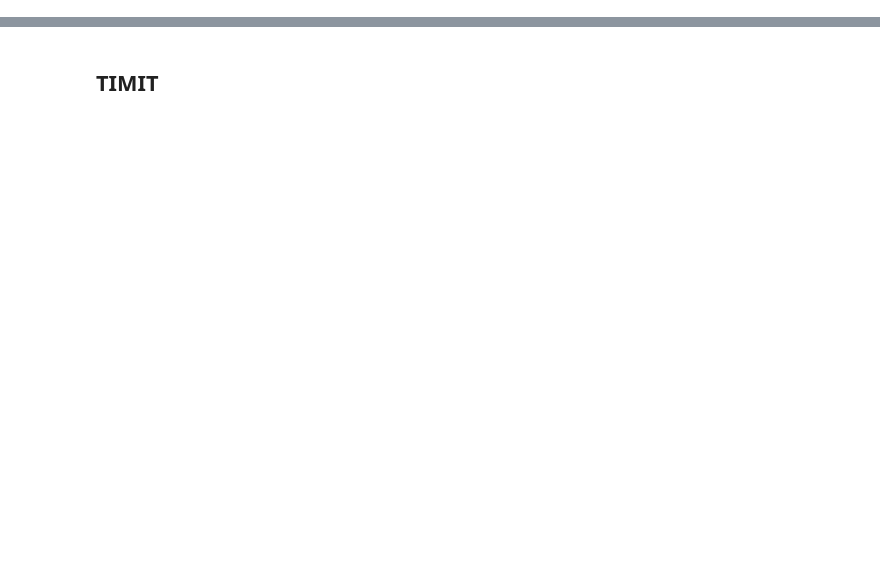
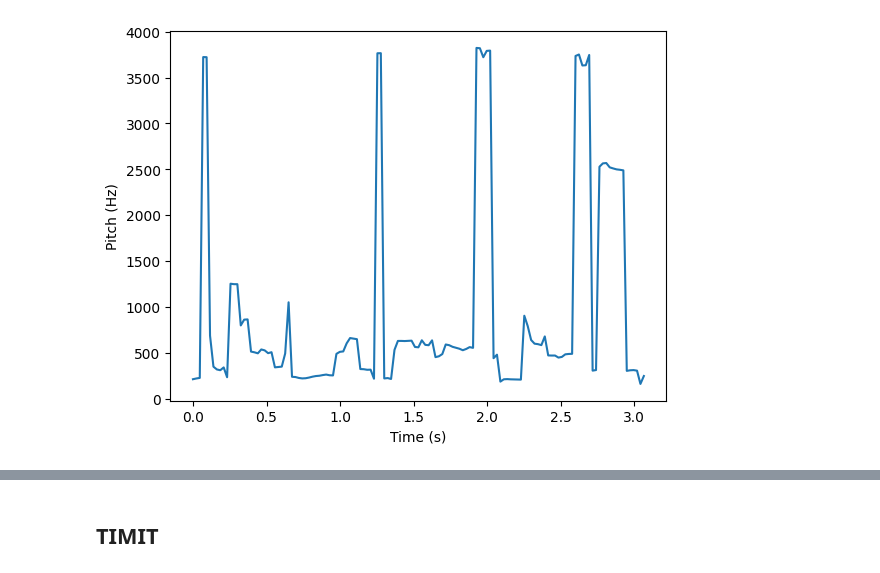
Before and after one commit to cassuci/adf-detector, a Jupyter notebook: 1-1-data-exploring.ipynb, the cells around one changed output, grey strips where cells are left out. Cells and saved outputs as stored; diff of their text form; code cells hidden in the pictures; blank space fills up the shorter version.

```diff
--- a/1-1-data-exploring.ipynb
+++ b/1-1-data-exploring.ipynb
@@ -2,0 +161,11 @@ import pandas as pd
+# %%
+# Calculate pitch
+pitches, magnitudes = librosa.piptrack(y=y, sr=sr)
+
+# Plot pitch over time
+plt.plot(librosa.times_like(pitches), pitch_values)
+plt.xlabel('Time (s)')
+plt.ylabel('Pitch (Hz)')
+plt.show()
+# %% [output]
+[figure, added]
```
Also changed, not shown: parts of 14 cells of this notebook.
